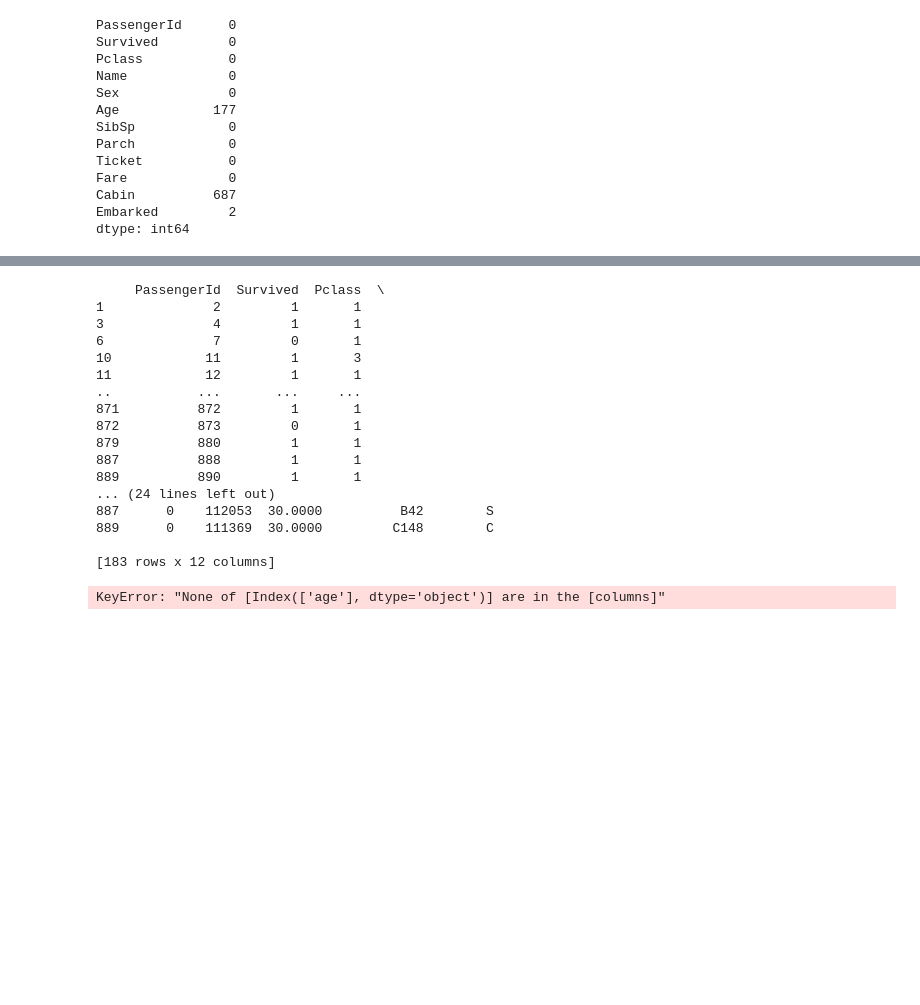
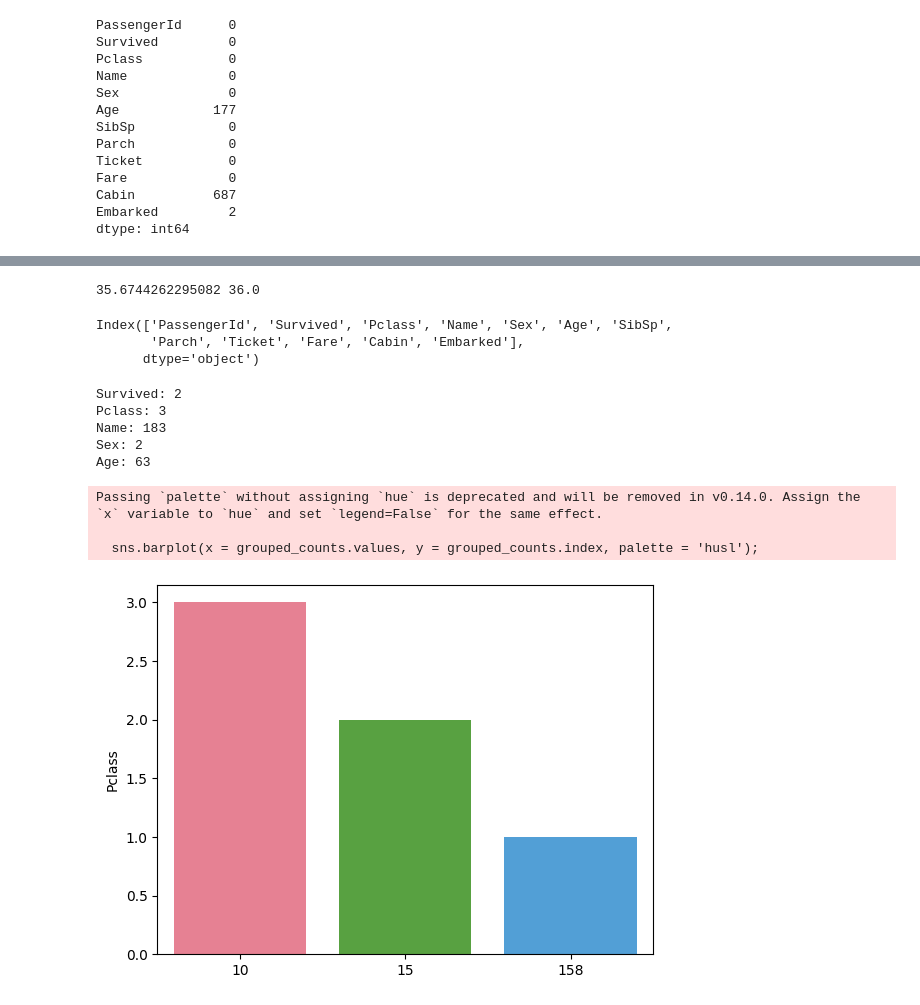
Before and after one commit to Nurbanuak/data.project, a Jupyter notebook: exercises/week-3-exercise.ipynb, the cells around one changed output, grey strips where cells are left out. Saved outputs shown, nothing was run; the diff lists cells and outputs as text; code cells hidden in the pictures; blank space fills up the shorter version.

```diff
--- a/exercises/week-3-exercise.ipynb
+++ b/exercises/week-3-exercise.ipynb
@@ -41,4 +46,4 @@ Embarked         2
 dtype: int64
 # %%
 # Eksik değerleri çıkarma veya doldurma
-titanic_df.dropna(inplace=True)
+a = titanic_df.dropna(inplace=True)
@@ -45,24 +68,10 @@ titanic_df.dropna(inplace=True)
+# %%
+print(age_mean, age_median)
+# %% [output]
+35.6744262295082 36.0
 # %%
-print(titanic_df)
+print(titanic_df.columns)
 # %% [output]
-     PassengerId  Survived  Pclass  \
-1              2         1       1
-3              4         1       1
-6              7         0       1
-10            11         1       3
-11            12         1       1
-..           ...       ...     ...
-871          872         1       1
-872          873         0       1
-879          880         1       1
-887          888         1       1
-889          890         1       1
-... (24 lines left out)
-887      0    112053  30.0000          B42        S
-889      0    111369  30.0000         C148        C
-
-[183 rows x 12 columns]
+Index(['PassengerId', 'Survived', 'Pclass', 'Name', 'Sex', 'Age', 'SibSp',
+       'Parch', 'Ticket', 'Fare', 'Cabin', 'Embarked'],
+      dtype='object')
-# %%
-titanic_df = pd.get_dummies(titanic_df, columns=['Survived, Name, '])
-# %% [output]
-KeyError: "None of [Index(['age'], dtype='object')] are in the [columns]"
@@ -68,0 +86,25 @@ KeyError: "None of [Index(['age'], dtype='object')] are in the [columns]"
+# %%
+
+#Bu kod, bir döngü kullanarak cat_cols adlı bir değişken içindeki kategorik sütunlardan birini seçer (i ile temsil edilir) ve ardından bu sütundaki benzersiz değerlerin sayısını (nunique()) hesaplar
+
+for i in cat_cols:
+    a= titanic_df[i].nunique()
+    print(f"{i}: {a}")
+# %% [output]
+Survived: 2
+Pclass: 3
+Name: 183
+Sex: 2
+Age: 63
+# %%
+#Bu kod, Titanic veri setindeki "Pclass" (Yolcu Sınıfı) sütununa göre gruplama yapar ve her sınıftaki yaş (Age) değerlerinin sayısını hesaplar. Ardından, bu sayıları büyükten küçüğe sıralar ve bu sıralı değerleri bir çubuk grafik (bar plot) ile görselleştirir.
+
+grouped_counts = titanic_df.groupby("Pclass")["Age"].count().sort_values(ascending=False)
+#sorted_counts = grouped_counts.sort_values(ascending=False)
+#print(sorted_counts)
+sns.barplot(x = grouped_counts.values, y = grouped_counts.index, palette = 'husl');
+# %% [output]
+Passing `palette` without assigning `hue` is deprecated and will be removed in v0.14.0. Assign the `x` variable to `hue` and set `legend=False` for the same effect.
+
+  sns.barplot(x = grouped_counts.values, y = grouped_counts.index, palette = 'husl');
+[figure, added]
```
Also changed, not shown: parts of 16 cells of this notebook.
